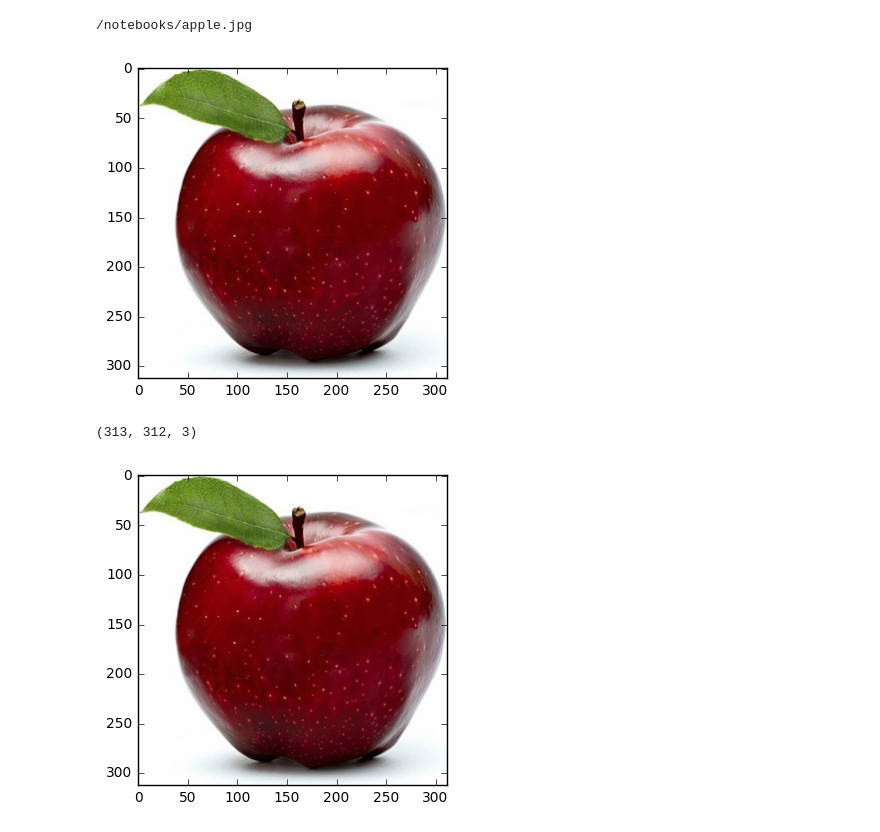
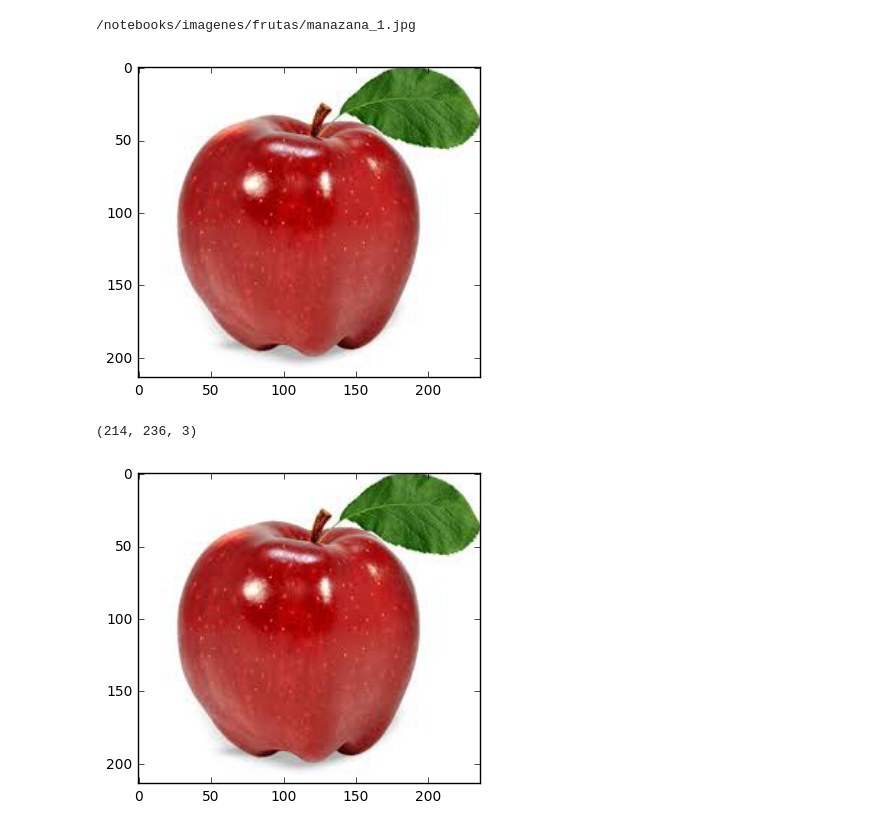
Before and after one commit to jorge190588/IA, a Jupyter notebook: examples/getImage.ipynb, the cells around one changed output. Cells and saved outputs as stored; diff of their text form; code cells hidden in the pictures.

```diff
--- a/examples/getImage.ipynb
+++ b/examples/getImage.ipynb
@@ -8,11 +8,11 @@ import os
 # %%
 # First, load the image again
 dir_path = os.path.dirname(os.path.realpath('__file__'))
-filename = dir_path + "/apple.jpg"
+filename = "/notebooks/imagenes/frutas/manazana_1.jpg"
 print(filename)
 raw_image_data = mpimg.imread(filename)
 # %% [output]
-/notebooks/apple.jpg
+/notebooks/imagenes/frutas/manazana_1.jpg
 # %%
 image = tf.placeholder("float", [None, None, None])
 #slice(entrada,inicio,tamaño,name=None)
@@ -36,19 +36,19 @@ with tf.Session() as session:
     plt.imshow(result)
     plt.show()
 # %% [output]
-[figure, old version]
+[figure, new version]
 # %%
 
 image2 = tf.placeholder("uint8", [None, None, 3])
 # tf.slice(image2, [inicio, inicio, inicio], [filas, -1, -1])
-slice = tf.slice(image2, [0, 0, 0], [313, -1, -1])
+slice = tf.slice(image2, [0, 0, 0], [-1, -1, -1])
 
 with tf.Session() as session:
     result = session.run(slice, feed_dict={image2: raw_image_data})
     print(result.shape)
 
 plt.imshow(result)
 plt.show()
 # %% [output]
-(313, 312, 3)
+(214, 236, 3)
-[figure, old version]
+[figure, new version]
```
Also changed, not shown: 1 other file.
